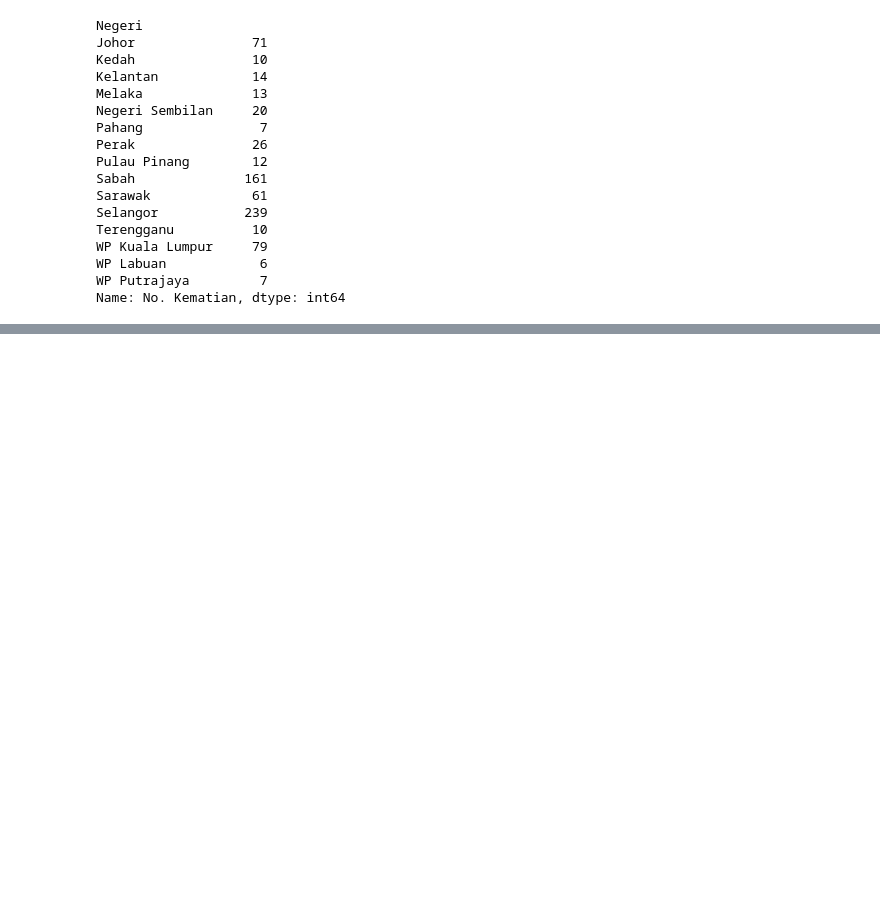
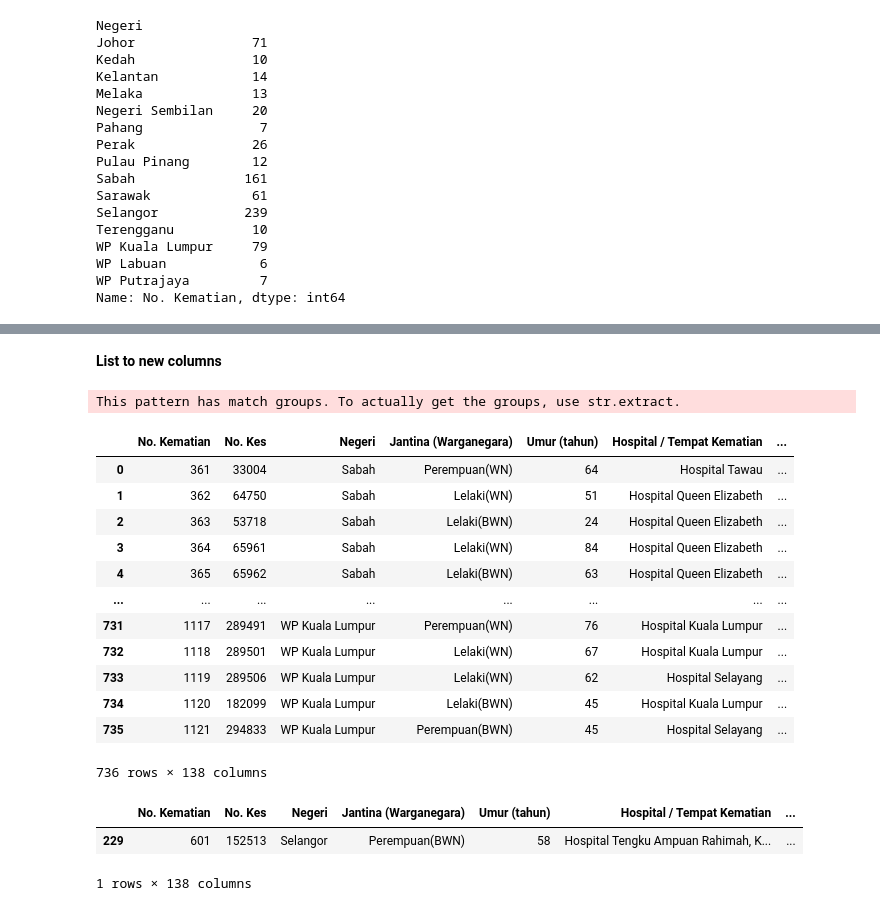
Before and after one commit to ashamril/Text-Analytics, a Jupyter notebook: Malaysia_Covid19_Ringkasan_Kematian_web_scrapping.ipynb, the cells around one changed output, grey strips where cells are left out. Saved outputs shown, nothing was run; the diff lists cells and outputs as text; code cells hidden in the pictures; blank space fills up the shorter version.

```diff
--- a/Malaysia_Covid19_Ringkasan_Kematian_web_scrapping.ipynb
+++ b/Malaysia_Covid19_Ringkasan_Kematian_web_scrapping.ipynb
@@ -245,0 +281,2 @@ Name: No. Kematian, dtype: int64
+# %%
+dfUniqueLatarBelakang = df_filtered.copy()
@@ -245,0 +285,13 @@ Name: No. Kematian, dtype: int64
+# %%
+lstLatarBelakang = dfUniqueLatarBelakang["Latar Belakang"].to_numpy()
+
+stopwords = ["Penyakit", " Penyakit", "Penyakit ", "penyakit", " penyakit", "penyakit ", "Penyakti", " Penyakti", "Penyakti ", "penyakti", " penyakti", "penyakti "]
+lstLatarBelakang = [(lambda x: re.sub(r'|'.join(stopwords), '', x))(x) for x in lstLatarBelakang]
+lstLatarBelakang = [element for item in lstLatarBelakang for element in item.split(',')]
+lstLatarBelakang = map(str.strip, lstLatarBelakang)
+lstLatarBelakang = list(filter(None, lstLatarBelakang))
+lstLatarBelakang = [w.replace('.', '') for w in lstLatarBelakang]
+lstLatarBelakang = [w.replace(u'\xa0', u' ') for w in lstLatarBelakang]
+lstLatarBelakang = [w.replace("tiggi" ,"tinggi") for w in lstLatarBelakang]
+lstUniqueLatarBelakang = np.unique(lstLatarBelakang)
+lstUniqueLatarBelakang = [element.lower() for element in lstUniqueLatarBelakang]
@@ -245,0 +311,29 @@ Name: No. Kematian, dtype: int64
+# %% [markdown]
+**List to new columns**
+# %%
+for penyakit in lstUniqueLatarBelakang:
+  dfUniqueLatarBelakang[penyakit] = np.where(dfUniqueLatarBelakang["Latar Belakang"].str.contains(penyakit, flags=re.IGNORECASE), True, False)
+# %% [output]
+This pattern has match groups. To actually get the groups, use str.extract.
+# %%
+dfUniqueLatarBelakang
+# %% [output]
+|  | No. Kematian | No. Kes | Negeri | Jantina (Warganegara) | Umur (tahun) | Hospital / Tempat Kematian | ... |
+| 0 | 361 | 33004 | Sabah | Perempuan(WN) | 64 | Hospital Tawau | ... |
+| 1 | 362 | 64750 | Sabah | Lelaki(WN) | 51 | Hospital Queen Elizabeth | ... |
+| 2 | 363 | 53718 | Sabah | Lelaki(BWN) | 24 | Hospital Queen Elizabeth | ... |
+| 3 | 364 | 65961 | Sabah | Lelaki(WN) | 84 | Hospital Queen Elizabeth | ... |
+| 4 | 365 | 65962 | Sabah | Lelaki(BWN) | 63 | Hospital Queen Elizabeth | ... |
+| ... | ... | ... | ... | ... | ... | ... | ... |
+| 731 | 1117 | 289491 | WP Kuala Lumpur | Perempuan(WN) | 76 | Hospital Kuala Lumpur | ... |
+| 732 | 1118 | 289501 | WP Kuala Lumpur | Lelaki(WN) | 67 | Hospital Kuala Lumpur | ... |
+| 733 | 1119 | 289506 | WP Kuala Lumpur | Lelaki(WN) | 62 | Hospital Selayang | ... |
+| 734 | 1120 | 182099 | WP Kuala Lumpur | Lelaki(BWN) | 45 | Hospital Kuala Lumpur | ... |
+| 735 | 1121 | 294833 | WP Kuala Lumpur | Perempuan(BWN) | 45 | Hospital Selayang | ... |
+736 rows × 138 columns
+# %%
+dfUniqueLatarBelakang.loc[dfUniqueLatarBelakang['alzheimer'] == True]
+# %% [output]
+|  | No. Kematian | No. Kes | Negeri | Jantina (Warganegara) | Umur (tahun) | Hospital / Tempat Kematian | ... |
+| 229 | 601 | 152513 | Selangor | Perempuan(BWN) | 58 | Hospital Tengku Ampuan Rahimah, K... | ... |
+1 rows × 138 columns
```
Also changed, not shown: parts of 19 cells of this notebook.
